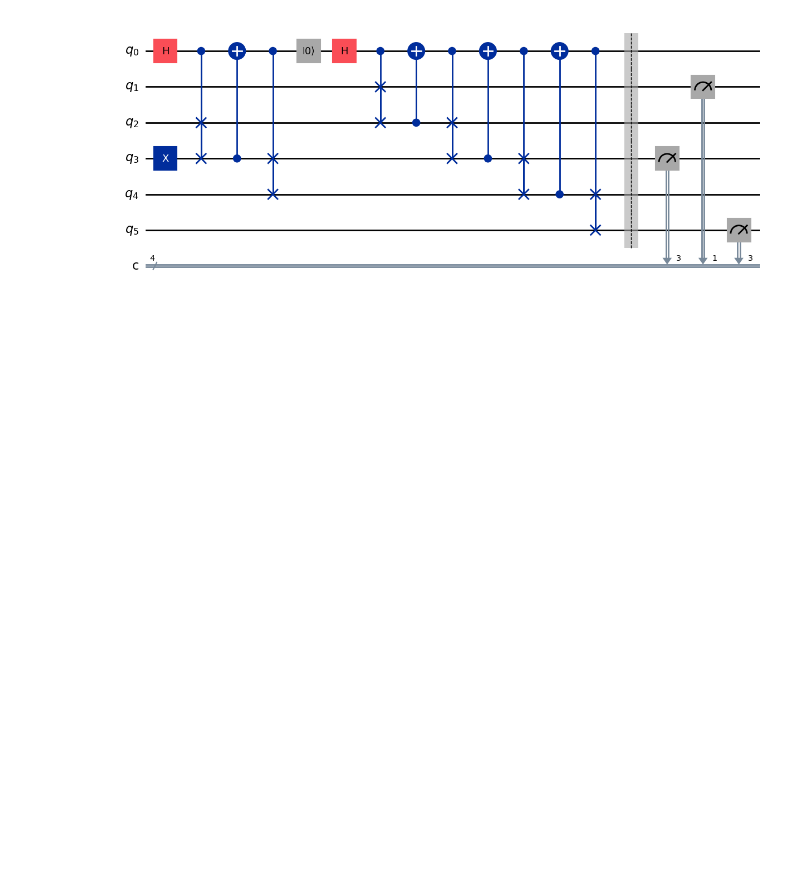
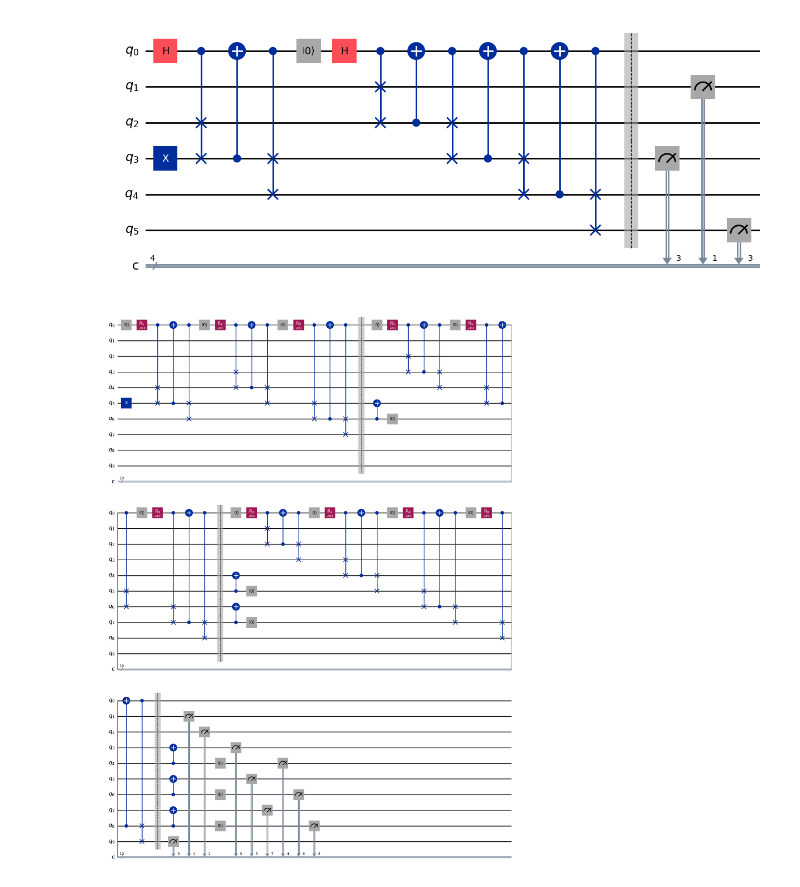
Before and after one commit to Siriapps/Womanium-Quantum-Walks-Monte-Carlo, a Jupyter notebook: qgb.ipynb, the cells around one changed output. Cells and saved outputs as stored; diff of their text form; code cells hidden in the pictures; blank space fills up the shorter version.

```diff
--- a/qgb.ipynb
+++ b/qgb.ipynb
@@ -55,0 +141,5 @@ circuit1.draw("mpl")
+# %%
+qc = QuantumCircuit.from_qasm_str(qasmstring)
+qc.draw("mpl")
+# %% [output]
+[figure, added]
```
Also changed, not shown: parts of 2 cells of this notebook, 1 other file.
